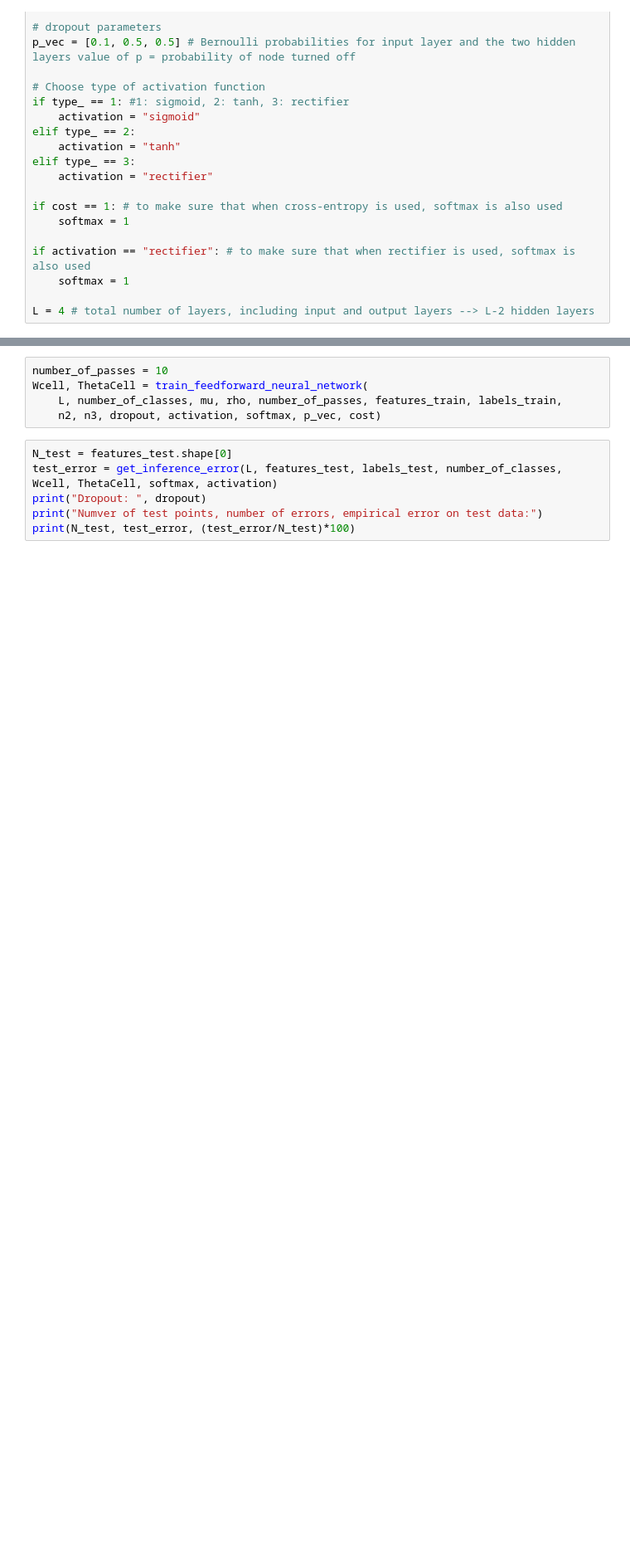
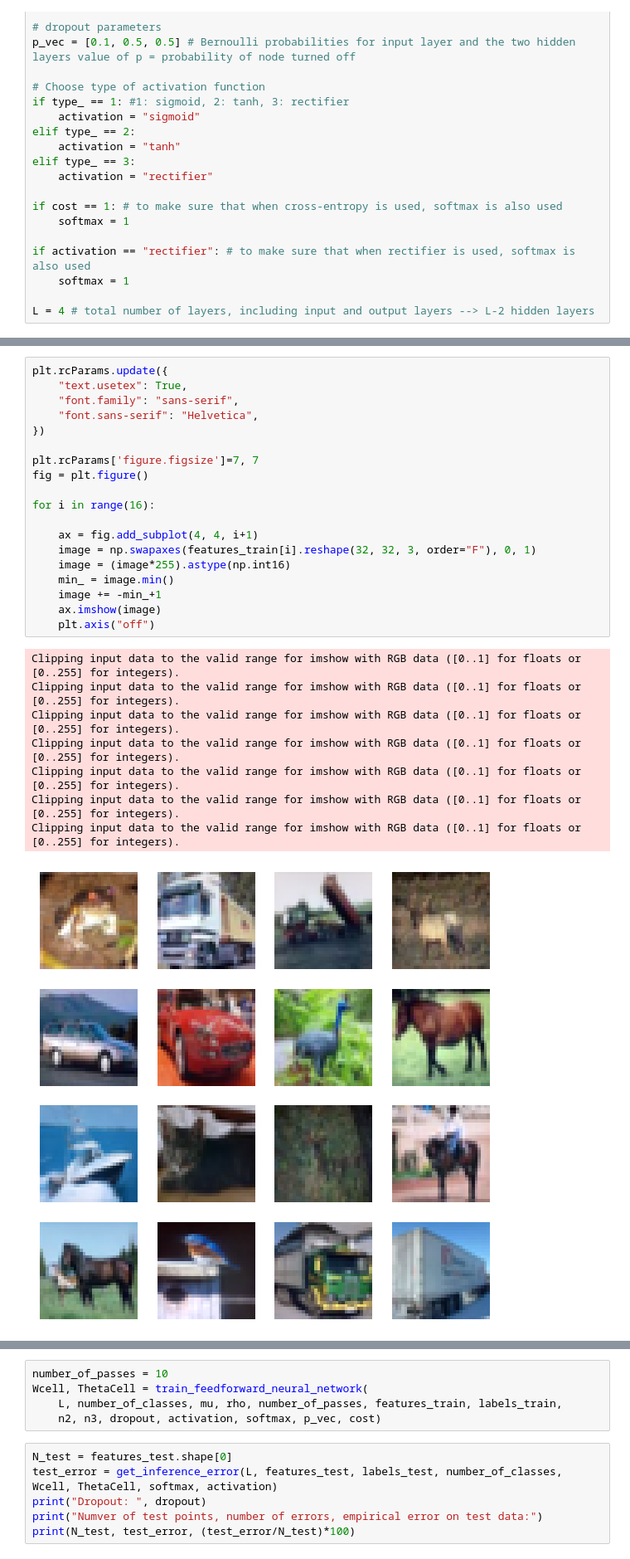
Before and after one commit to asl-epfl/inference-learning-data-2022-python, a Jupyter notebook: chapter-65/chapter-65.ipynb, the cells around one changed output, grey strips where cells are left out. Shown: that part at 83% size. Cells and saved outputs as stored; diff of their text form; blank space fills up the shorter version.

```diff
--- a/chapter-65/chapter-65.ipynb
+++ b/chapter-65/chapter-65.ipynb
@@ -467,0 +473,28 @@ L = 4 # total number of layers, including input and output layers --> L-2 hidden
+# %%
+plt.rcParams.update({
+    "text.usetex": True,
+    "font.family": "sans-serif",
+    "font.sans-serif": "Helvetica",
+})
+
+plt.rcParams['figure.figsize']=7, 7
+fig = plt.figure()
+
+for i in range(16):
+
+    ax = fig.add_subplot(4, 4, i+1)
+    image = np.swapaxes(features_train[i].reshape(32, 32, 3, order="F"), 0, 1)
+    image = (image*255).astype(np.int16)
+    min_ = image.min()
+    image += -min_+1
+    ax.imshow(image)
+    plt.axis("off")
+# %% [output]
+Clipping input data to the valid range for imshow with RGB data ([0..1] for floats or [0..255] for integers).
+Clipping input data to the valid range for imshow with RGB data ([0..1] for floats or [0..255] for integers).
+Clipping input data to the valid range for imshow with RGB data ([0..1] for floats or [0..255] for integers).
+Clipping input data to the valid range for imshow with RGB data ([0..1] for floats or [0..255] for integers).
+Clipping input data to the valid range for imshow with RGB data ([0..1] for floats or [0..255] for integers).
+Clipping input data to the valid range for imshow with RGB data ([0..1] for floats or [0..255] for integers).
+Clipping input data to the valid range for imshow with RGB data ([0..1] for floats or [0..255] for integers).
+[figure, added]
```
Also changed, not shown: parts of 2 cells of this notebook, 1 other file.
